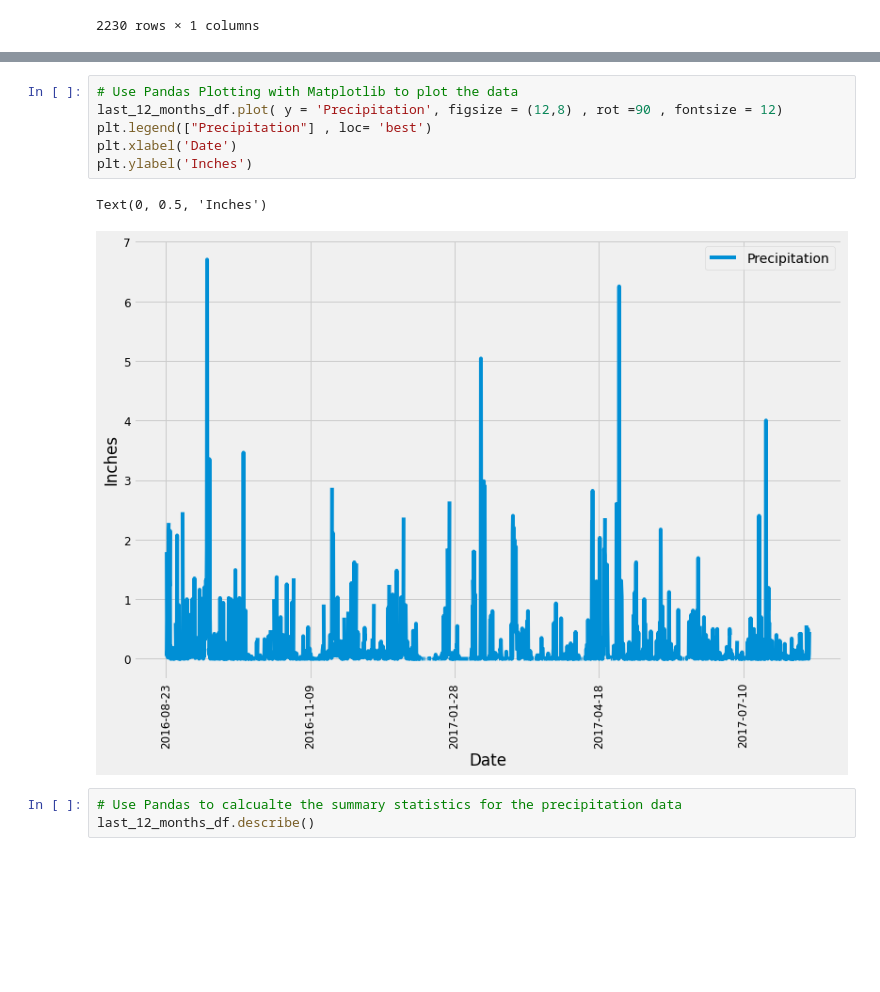
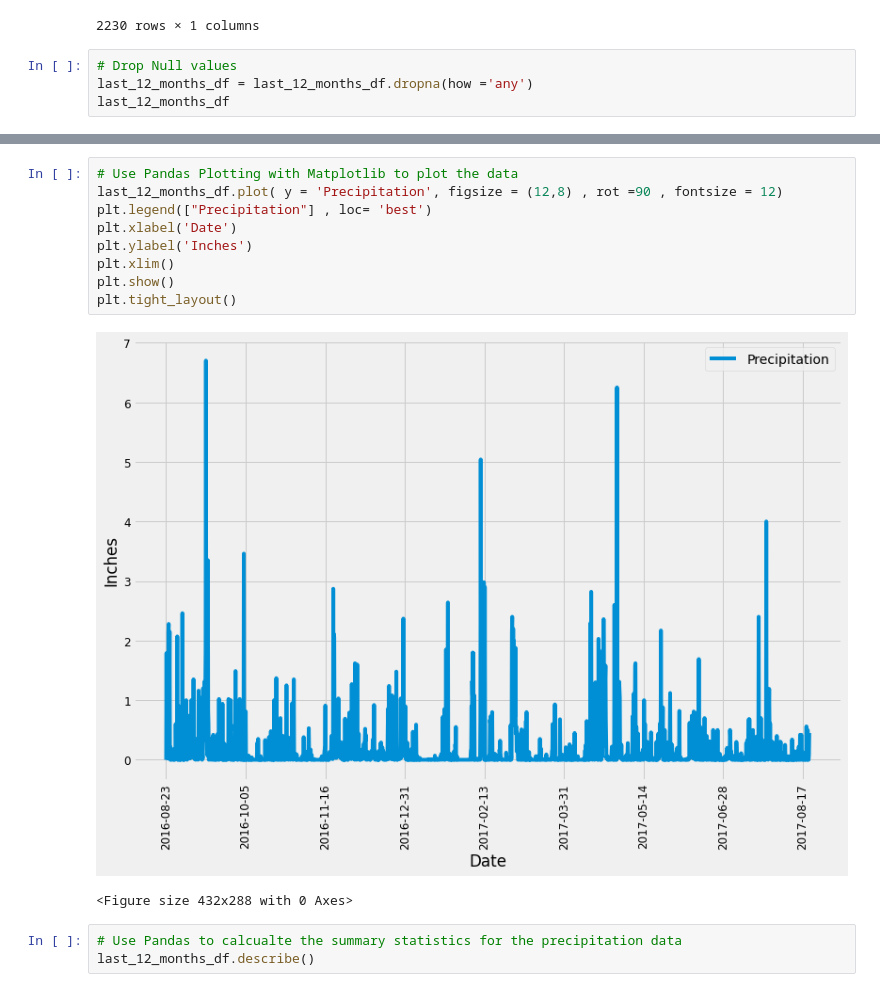
Before and after one commit to divya-gh/sqlalchemy-challenge, a Jupyter notebook: climate_starter.ipynb, the cells around one changed output, grey strips where cells are left out. Drawn from its saved outputs; the diff is of its cells as text; blank space fills up the shorter version.

Commit message:
remove null value

```diff
--- a/climate_starter.ipynb
+++ b/climate_starter.ipynb
@@ -96,3 +96,7 @@ last_12_months_df
 | 2017-08-23 | 0.08 |
 | 2017-08-23 | 0.45 |
 2230 rows × 1 columns
+# %%
+# Drop Null values
+last_12_months_df = last_12_months_df.dropna(how ='any')
+last_12_months_df
@@ -99,12 +118,15 @@ last_12_months_df
 # %%
 # Use Pandas Plotting with Matplotlib to plot the data
 last_12_months_df.plot( y = 'Precipitation', figsize = (12,8) , rot =90 , fontsize = 12)
 plt.legend(["Precipitation"] , loc= 'best')
 plt.xlabel('Date')
 plt.ylabel('Inches')
+plt.xlim()
+plt.show()
+plt.tight_layout()
 # %% [output]
+[figure, new version]
-Text(0, 0.5, 'Inches')
+<Figure size 432x288 with 0 Axes>
-[figure, old version]
 # %%
 # Use Pandas to calcualte the summary statistics for the precipitation data
 last_12_months_df.describe()
```
Also changed, not shown: parts of 1 cell of this notebook.
